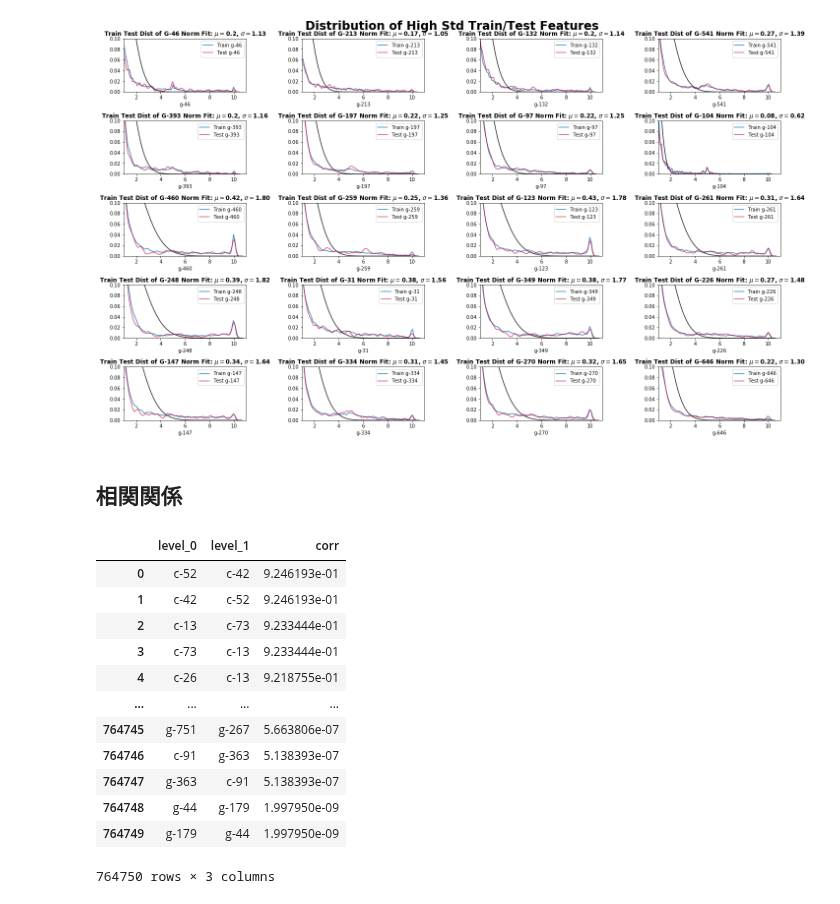
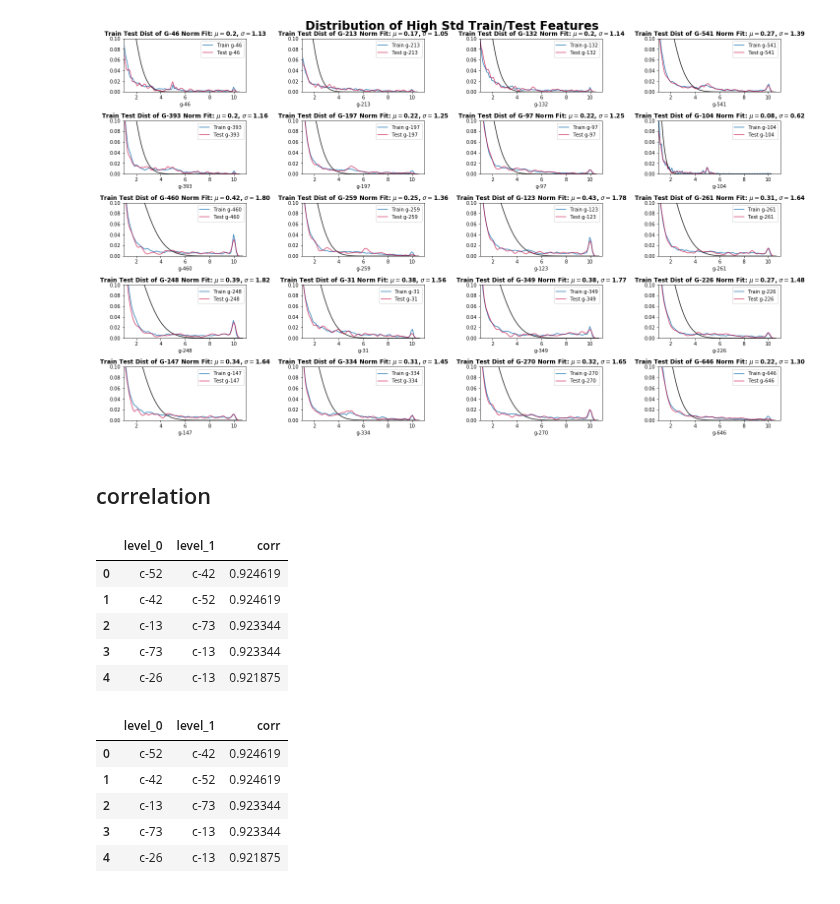
Before and after one commit to ShinAnase/MoA, a Jupyter notebook: EDA.ipynb, the cells around one changed output. Cells and saved outputs as stored; diff of their text form; code cells hidden in the pictures.

```diff
--- a/EDA.ipynb
+++ b/EDA.ipynb
@@ -11,10 +11,10 @@ import tidalUtl.EdaUtl as eda
 import tidalUtl.VslUtl as vsl
 # %%
 # config
-INPUT = "/home/tidal/ML_Data/MoA/lish-moa"
-OUTPUT = "/home/tidal/ML_Data/MoA/output"
-#INPUT = "/Users/hfuis/ML_Data/MoA/lish-moa"
-#OUTPUT = "/Users/hfuis/ML_Data/MoA/output"
+#INPUT = "/home/tidal/ML_Data/MoA/lish-moa"
+#OUTPUT = "/home/tidal/ML_Data/MoA/output"
+INPUT = "/Users/hfuis/ML_Data/MoA/lish-moa"
+OUTPUT = "/Users/hfuis/ML_Data/MoA/output"
 # %% [markdown]
 ## Loading
 # %%
@@ -175,4 +190,4 @@ vsl.featDistNorm(trainFeature, f_skew.columns.tolist(),
 # %% [output]
 [figure]
 # %% [markdown]
-## 相関関係
+## correlation
@@ -192,16 +194,22 @@ df = cnptCorr(trainFeature)
+# %%
+#trainFeartureの相関係数を計算。
+df = eda.cnptCorr(trainFeature)
 # %%
-df
+df.head(5)
 # %% [output]
 |  | level_0 | level_1 | corr |
-| 0 | c-52 | c-42 | 9.246193e-01 |
-| 1 | c-42 | c-52 | 9.246193e-01 |
-| 2 | c-13 | c-73 | 9.233444e-01 |
-| 3 | c-73 | c-13 | 9.233444e-01 |
-| 4 | c-26 | c-13 | 9.218755e-01 |
-| ... | ... | ... | ... |
-| 764745 | g-751 | g-267 | 5.663806e-07 |
-| 764746 | c-91 | g-363 | 5.138393e-07 |
-| 764747 | g-363 | c-91 | 5.138393e-07 |
-| 764748 | g-44 | g-179 | 1.997950e-09 |
-| 764749 | g-179 | g-44 | 1.997950e-09 |
+| 0 | c-52 | c-42 | 0.924619 |
+| 1 | c-42 | c-52 | 0.924619 |
+| 2 | c-13 | c-73 | 0.923344 |
+| 3 | c-73 | c-13 | 0.923344 |
+| 4 | c-26 | c-13 | 0.921875 |
-764750 rows × 3 columns
+# %%
+#高い相関
+df.head()
+# %% [output]
+|  | level_0 | level_1 | corr |
+| 0 | c-52 | c-42 | 0.924619 |
+| 1 | c-42 | c-52 | 0.924619 |
+| 2 | c-13 | c-73 | 0.923344 |
+| 3 | c-73 | c-13 | 0.923344 |
+| 4 | c-26 | c-13 | 0.921875 |
```
Also changed, not shown: parts of 10 cells of this notebook, 2 other files.
